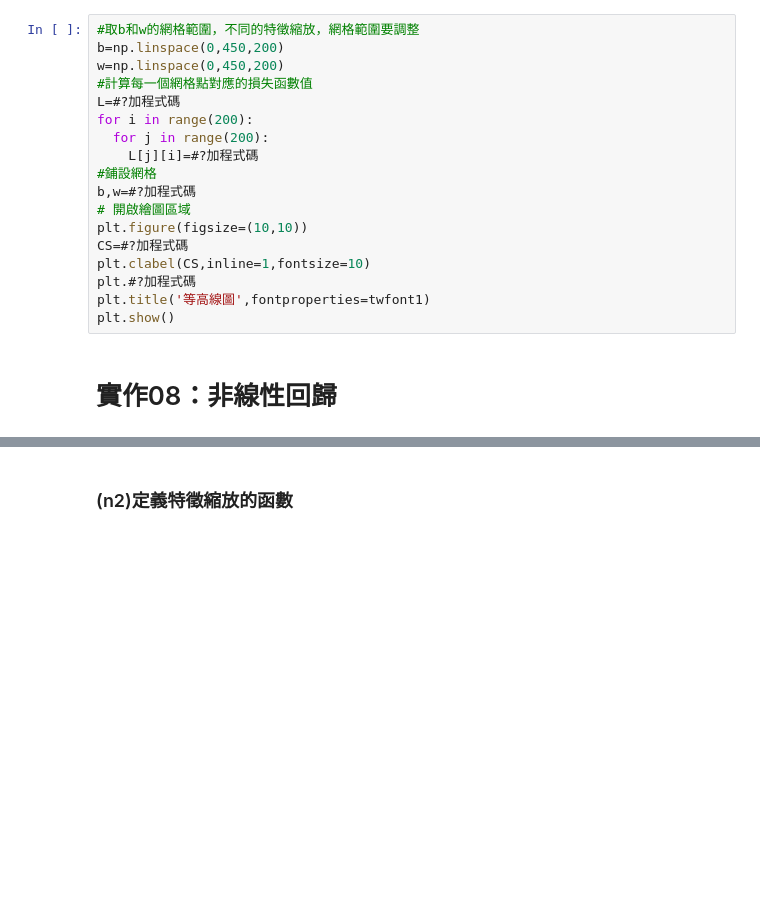
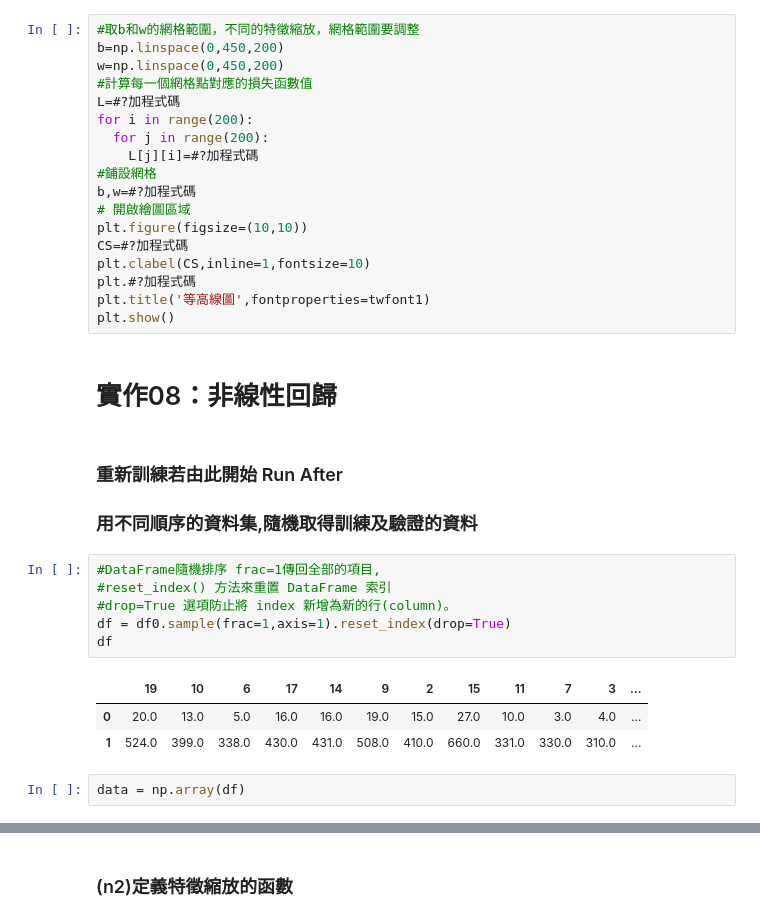
Before and after one commit to bin2030/ML, a Jupyter notebook: M07+08_特徵縮放_線性+非線性回歸.ipynb, the cells around one changed output, grey strips where cells are left out. Drawn from its saved outputs; the diff is of its cells as text; blank space fills up the shorter version.

```diff
--- a/M07+08_特徵縮放_線性+非線性回歸.ipynb
+++ b/M07+08_特徵縮放_線性+非線性回歸.ipynb
@@ -179,3 +179,18 @@ plt.title('等高線圖',fontproperties=twfont1)
 plt.show()
 # %% [markdown]
 # 實作08：非線性回歸
+# %% [markdown]
+### 重新訓練若由此開始 Run After
+### 用不同順序的資料集,隨機取得訓練及驗證的資料
+# %%
+#DataFrame隨機排序 frac=1傳回全部的項目,
+#reset_index() 方法來重置 DataFrame 索引
+#drop=True 選項防止將 index 新增為新的行(column)。
+df = df0.sample(frac=1,axis=1).reset_index(drop=True)
+df
+# %% [output]
+|  | 19 | 10 | 6 | 17 | 14 | 9 | 2 | 15 | 11 | 7 | 3 | ... |
+| 0 | 20.0 | 13.0 | 5.0 | 16.0 | 16.0 | 19.0 | 15.0 | 27.0 | 10.0 | 3.0 | 4.0 | ... |
+| 1 | 524.0 | 399.0 | 338.0 | 430.0 | 431.0 | 508.0 | 410.0 | 660.0 | 331.0 | 330.0 | 310.0 | ... |
+# %%
+data = np.array(df)
```
Also changed, not shown: parts of 2 cells of this notebook.
